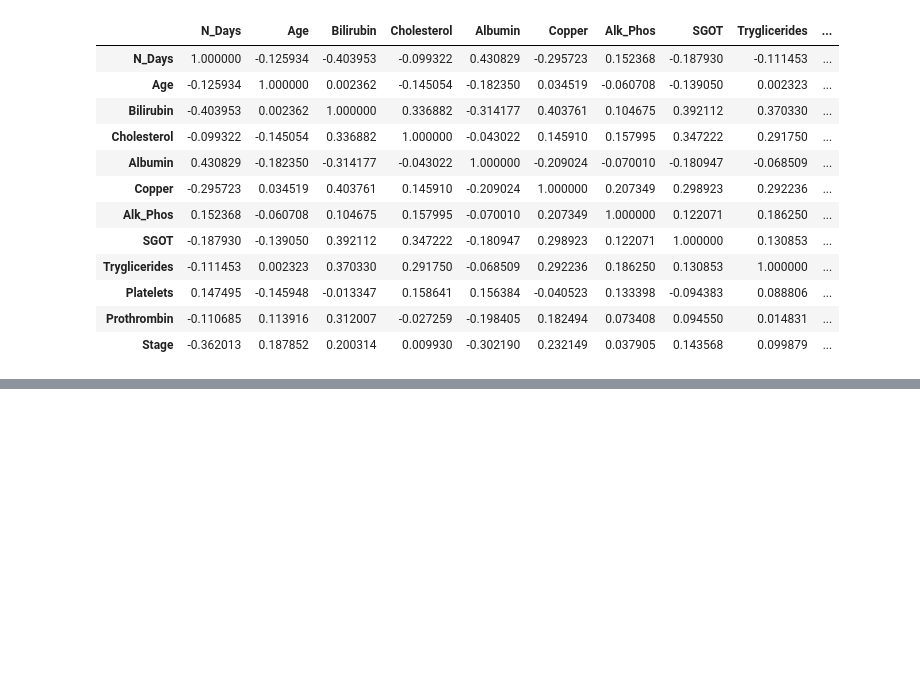
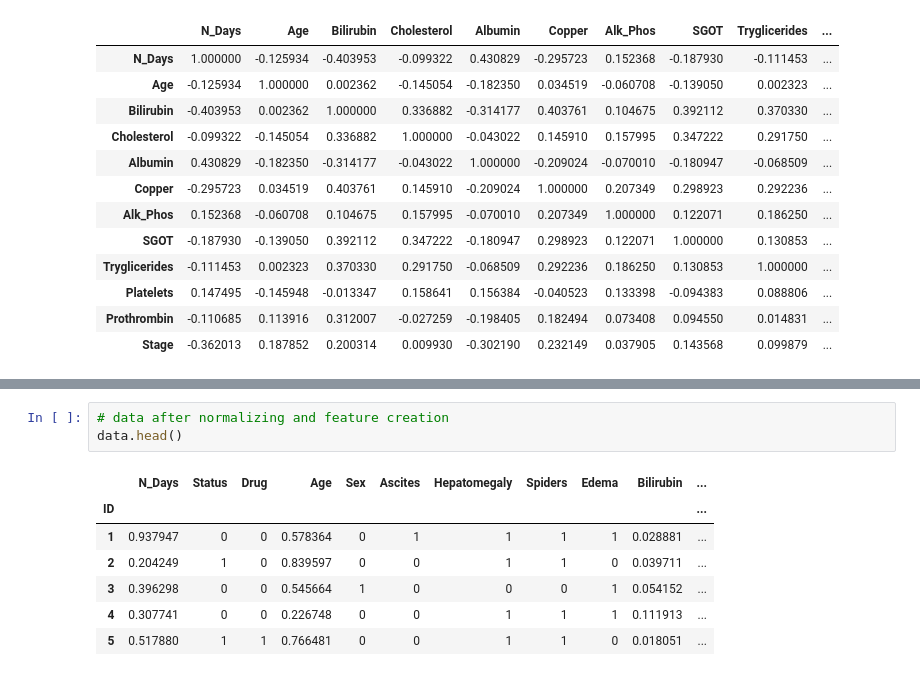
Before and after one commit to sanalpillai/Auto-ML, a Jupyter notebook: AutoML.ipynb, the cells around one changed output, grey strips where cells are left out. Drawn from its saved outputs; the diff is of its cells as text; blank space fills up the shorter version.

```diff
--- a/AutoML.ipynb
+++ b/AutoML.ipynb
@@ -131,0 +208,11 @@ data.corr()
+# %%
+# data after normalizing and feature creation
+data.head()
+# %% [output]
+|  | N_Days | Status | Drug | Age | Sex | Ascites | Hepatomegaly | Spiders | Edema | Bilirubin | ... |
+| ID |  |  |  |  |  |  |  |  |  |  | ... |
+| 1 | 0.937947 | 0 | 0 | 0.578364 | 0 | 1 | 1 | 1 | 1 | 0.028881 | ... |
+| 2 | 0.204249 | 1 | 0 | 0.839597 | 0 | 0 | 1 | 1 | 0 | 0.039711 | ... |
+| 3 | 0.396298 | 0 | 0 | 0.545664 | 1 | 0 | 0 | 0 | 1 | 0.054152 | ... |
+| 4 | 0.307741 | 0 | 0 | 0.226748 | 0 | 0 | 1 | 1 | 1 | 0.111913 | ... |
+| 5 | 0.517880 | 1 | 1 | 0.766481 | 0 | 0 | 1 | 1 | 0 | 0.018051 | ... |
```
Also changed, not shown: parts of 12 cells of this notebook.
